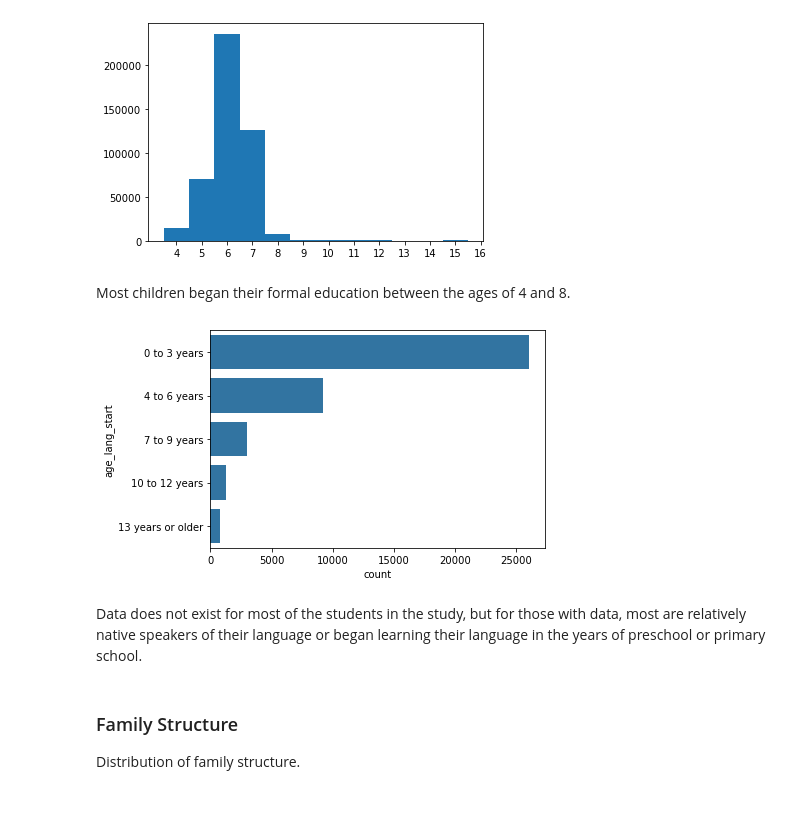
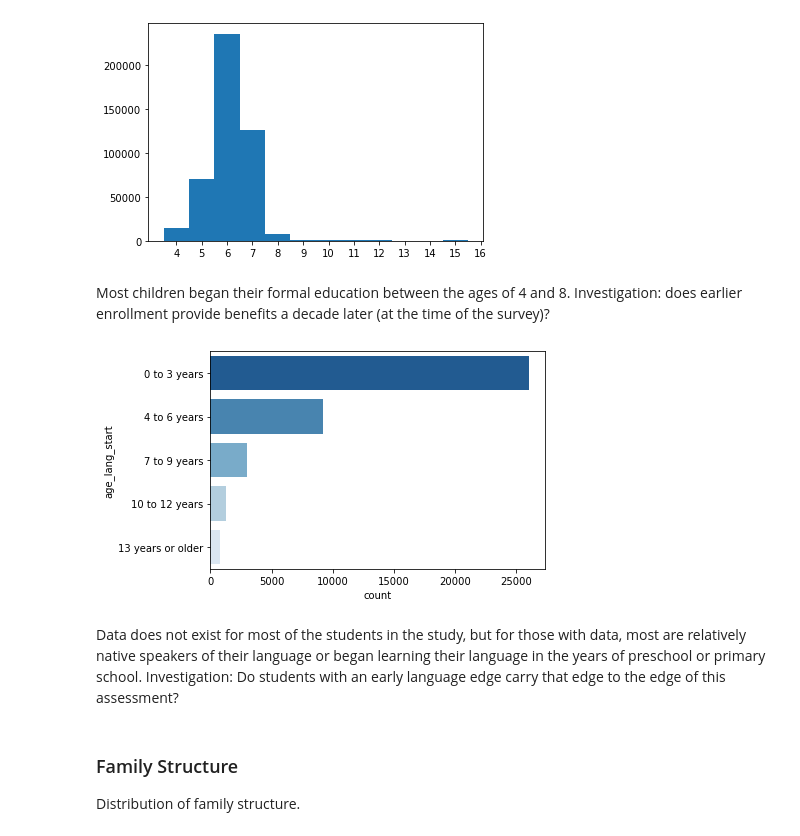
Before and after one commit to sjhaluck/International-Education-Data-Visualization, a Jupyter notebook: exploration_template.ipynb, the cells around one changed output. Saved outputs shown, nothing was run; the diff lists cells and outputs as text; code cells hidden in the pictures; blank space fills up the shorter version.

```diff
--- a/exploration_template.ipynb
+++ b/exploration_template.ipynb
@@ -349,5 +349,5 @@ plt.xticks(bins+0.5, bins);
 # %% [output]
 [figure]
 # %% [markdown]
-Most children began their formal education between the ages of 4 and 8.
+Most children began their formal education between the ages of 4 and 8. Investigation: does earlier enrollment provide benefits a decade later (at the time of the survey)?
 # %%
@@ -355,11 +356,11 @@ levels = ['0 to 3 years', '4 to 6 years','7 to 9 years', '10 to 12 years', '13 y
 lang_age = pd.api.types.CategoricalDtype(ordered=True, categories = levels)
 pisa_data['age_lang_start'] = pisa_data['age_lang_start'].astype(lang_age)
 # %%
-sb.countplot(data = pisa_data, y = 'age_lang_start', color = base_color);
+sb.countplot(data = pisa_data, y = 'age_lang_start', palette = 'Blues_r');
 # %% [output]
-[figure, old version]
+[figure, new version]
 # %% [markdown]
-Data does not exist for most of the students in the study, but for those with data, most are relatively native speakers of their language or began learning their language in the years of preschool or primary school.
+Data does not exist for most of the students in the study, but for those with data, most are relatively native speakers of their language or began learning their language in the years of preschool or primary school. Investigation: Do students with an early language edge carry that edge to the edge of this assessment?
 # %% [markdown]
 ### Family Structure
 Distribution of family structure.
```
Also changed, not shown: parts of 16 cells of this notebook.
